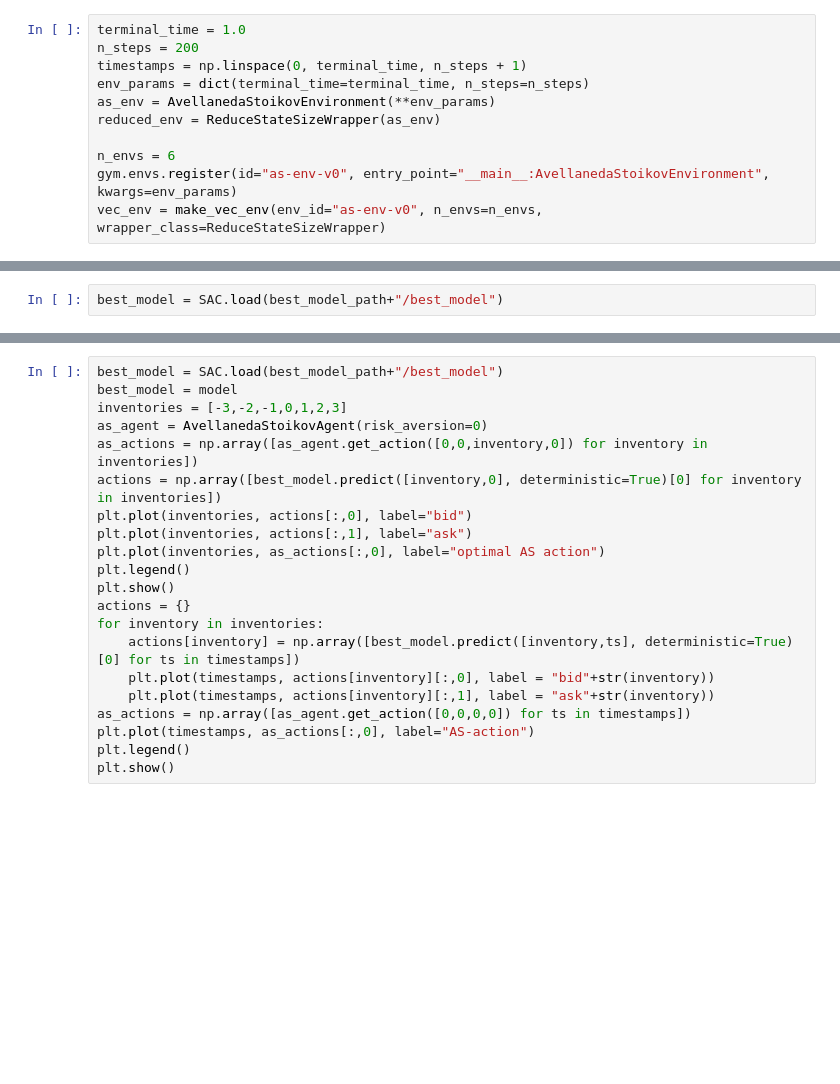
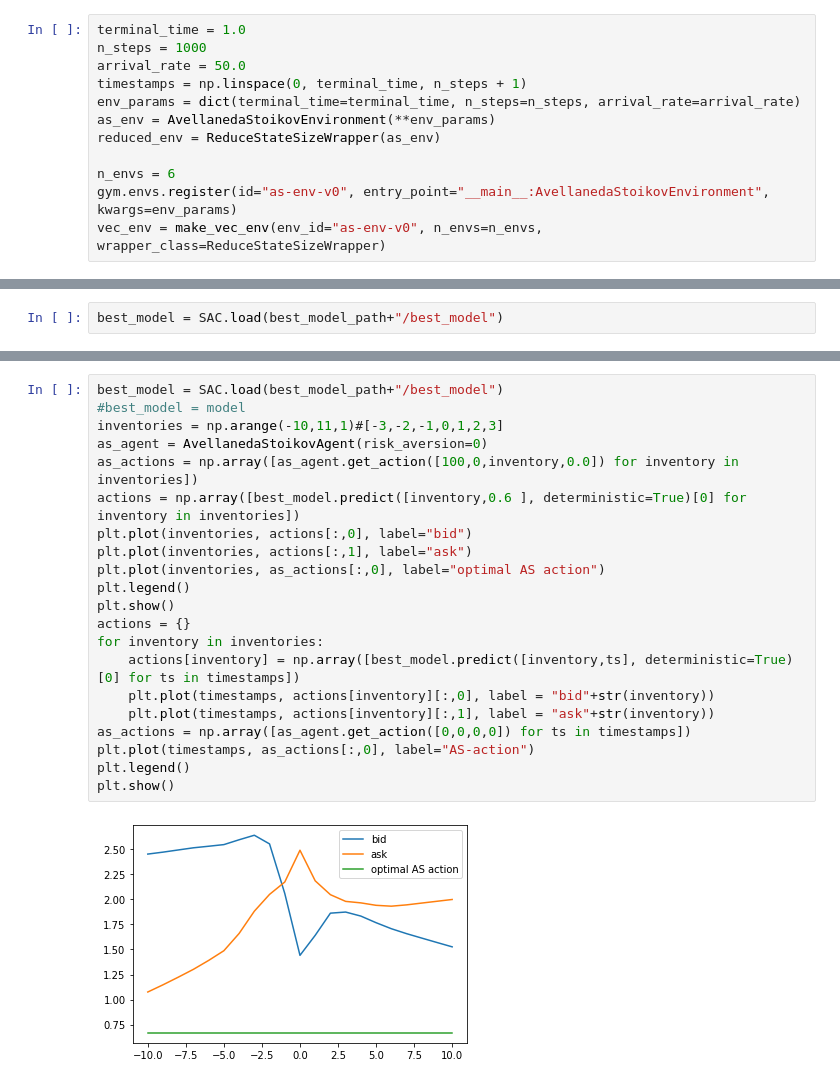
Before and after one commit to JJJerome/mbt_gym, a Jupyter notebook: notebooks/Learning-PnL-with-SAC.ipynb, the cells around one changed output, grey strips where cells are left out. Drawn from its saved outputs; the diff is of its cells as text; blank space fills up the shorter version.

Commit message:
Changing default parameters

```diff
--- a/notebooks/Learning-PnL-with-SAC.ipynb
+++ b/notebooks/Learning-PnL-with-SAC.ipynb
@@ -51,9 +51,10 @@ tensorboard_logdir = "./tensorboard/SAC-learning-AS-pnl/"
 best_model_path = "./SB_models/PPO-best-PnL"
 # %%
 terminal_time = 1.0
-n_steps = 200
+n_steps = 1000
+arrival_rate = 50.0
 timestamps = np.linspace(0, terminal_time, n_steps + 1)
-env_params = dict(terminal_time=terminal_time, n_steps=n_steps)
+env_params = dict(terminal_time=terminal_time, n_steps=n_steps, arrival_rate=arrival_rate)
 as_env = AvellanedaStoikovEnvironment(**env_params)
 reduced_env = ReduceStateSizeWrapper(as_env)
 
@@ -91,21 +145,23 @@ print(f"Mean action: {np.median(actions)}, Median action: {np.mean(actions)}")
 # %%
 best_model = SAC.load(best_model_path+"/best_model")
-best_model = model
-inventories = [-3,-2,-1,0,1,2,3]
+#best_model = model
+inventories = np.arange(-10,11,1)#[-3,-2,-1,0,1,2,3]
 as_agent = AvellanedaStoikovAgent(risk_aversion=0)
-as_actions = np.array([as_agent.get_action([0,0,inventory,0]) for inventory in inventories])
-actions = np.array([best_model.predict([inventory,0], deterministic=True)[0] for inventory in inventories])
+as_actions = np.array([as_agent.get_action([100,0,inventory,0.0]) for inventory in inventories])
+actions = np.array([best_model.predict([inventory,0.6 ], deterministic=True)[0] for inventory in inventories])
 plt.plot(inventories, actions[:,0], label="bid")
 plt.plot(inventories, actions[:,1], label="ask")
 plt.plot(inventories, as_actions[:,0], label="optimal AS action")
 plt.legend()
 plt.show()
 actions = {}
 for inventory in inventories:
     actions[inventory] = np.array([best_model.predict([inventory,ts], deterministic=True)[0] for ts in timestamps])
     plt.plot(timestamps, actions[inventory][:,0], label = "bid"+str(inventory))
     plt.plot(timestamps, actions[inventory][:,1], label = "ask"+str(inventory))
 as_actions = np.array([as_agent.get_action([0,0,0,0]) for ts in timestamps])
 plt.plot(timestamps, as_actions[:,0], label="AS-action")
 plt.legend()
 plt.show()
+# %% [output]
+[figure, added]
```
Also changed, not shown: parts of 12 cells of this notebook, 8 other files.
